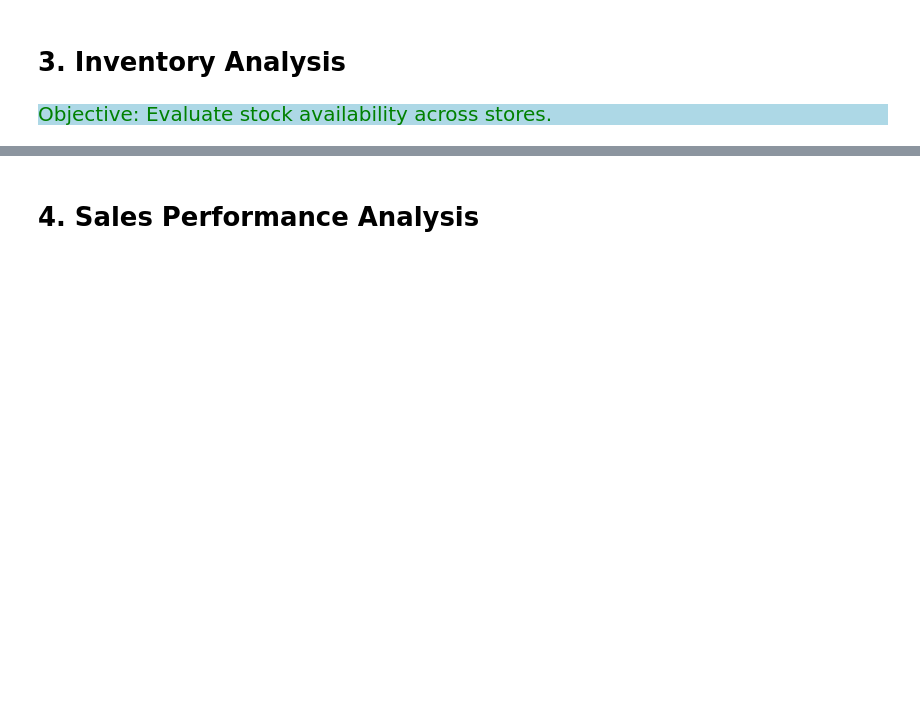
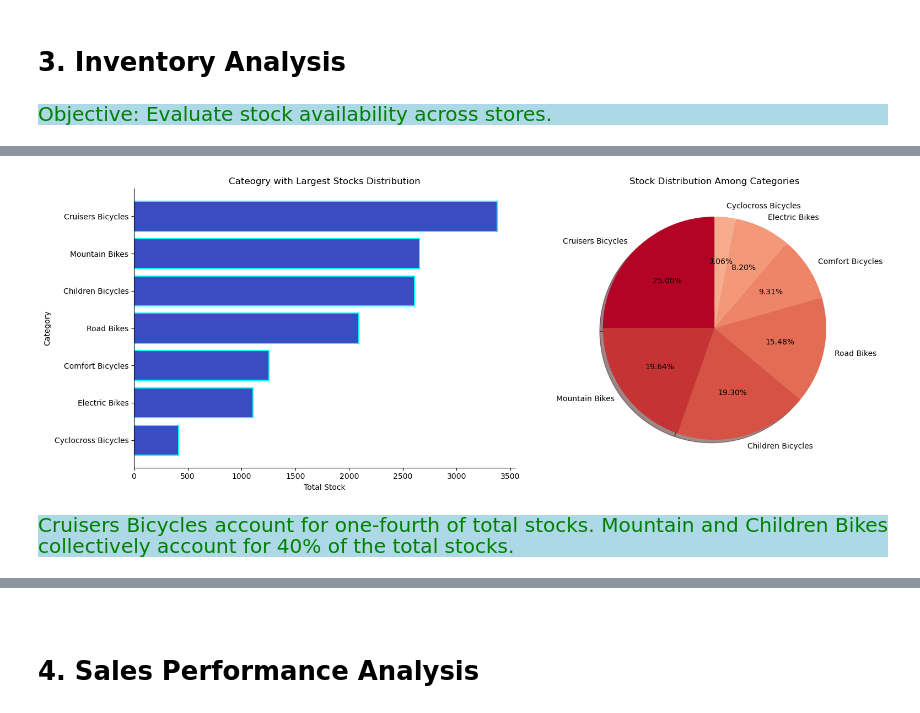
Before and after one commit to Kartika-Nidhi/Biker_Store_Analysis_SQL, a Jupyter notebook: BikeStoreAnalysisSQl.ipynb, the cells around one changed output, grey strips where cells are left out. Drawn from its saved outputs; the diff is of its cells as text; code cells hidden in the pictures; blank space fills up the shorter version.

Commit message:
Inventory Analysis completed

```diff
--- a/BikeStoreAnalysisSQl.ipynb
+++ b/BikeStoreAnalysisSQl.ipynb
@@ -380,0 +476,14 @@ Analyze inventory distribution across product categories.
+# %%
+query = """
+SELECT category_name, SUM(quantity) AS total_stock
+FROM categories AS cat
+JOIN products AS pro
+    ON cat.category_id = pro.category_id
+JOIN stocks
+    ON pro.product_id = stocks.product_id
+GROUP BY category_name
+ORDER BY total_stock DESC;
+"""
+
+high_invent = pd.read_sql(query, engine)
+high_invent
@@ -381,7 +499,51 @@ Analyze inventory distribution across product categories.
+# %%
+fig, ax = plt.subplots(1, 2, figsize = (16,6))
+
+ax[0].barh(
+    y = high_invent['category_name'],
+    width = high_invent['total_stock'],
+    color = plt.cm.coolwarm(np.linspace(0,7, 1, 7)),
+    linewidth = 1.5,
+    edgecolor = 'cyan'
+)
+
+ax[0].set_title('Cateogry with Largest Stocks Distribution')
+ax[0].set_ylabel('Category')
+ax[0].set_xlabel('Total Stock')
+ax[0].invert_yaxis()
+
+
+
+ax[1].pie(
+    high_invent['total_stock'],
+    labels = high_invent['category_name'],
+    colors = plt.cm.coolwarm(np.linspace(1, 0.7, 7)),
+    autopct = '%1.2f%%',
+    startangle = 90,
+    shadow = True
+)
+
+ax[1].set_title('Stock Distribution Among Categories')
+
+
+
+
+
+
+
+plt.tight_layout()
+sns.despine()
+plt.show()
+# %% [output]
+[figure, added]
+# %% [markdown]
+<div style = "background-color:lightblue; color:green; font-size:20px; text-align:justify">Cruisers Bicycles account for one-fourth of total stocks. Mountain and Children Bikes collectively account for 40% of the total stocks.
 # %% [markdown]
 <div>
 # %% [markdown]
 <div>
+# %% [markdown]
+<div>
 # %% [markdown]
 # 4. Sales Performance Analysis
 # %% [markdown]
```
Also changed, not shown: parts of 13 cells of this notebook.
